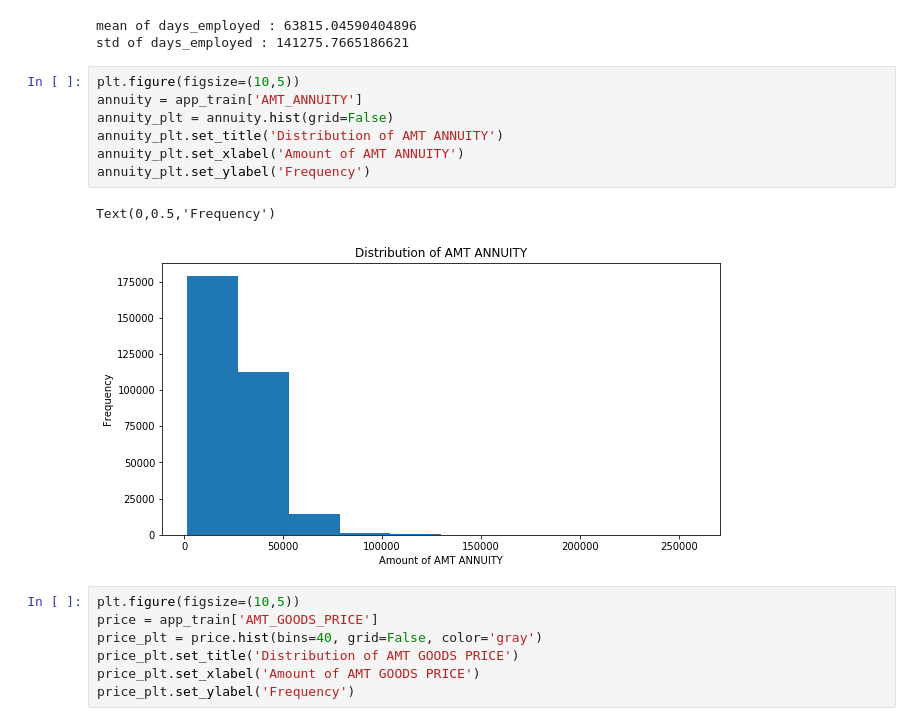
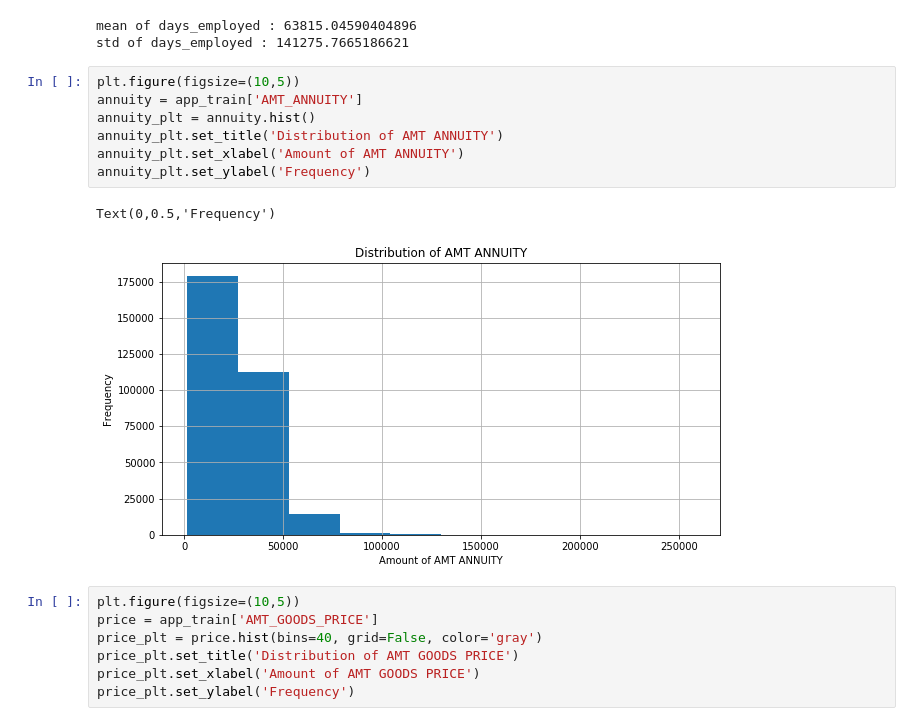
Before and after one commit to waynelin99/3rd-ML100Days-1, a Jupyter notebook: homework/Day_008_HW.ipynb, the cells around one changed output. Saved outputs shown, nothing was run; the diff lists cells and outputs as text.

```diff
--- a/homework/Day_008_HW.ipynb
+++ b/homework/Day_008_HW.ipynb
@@ -70,13 +74,13 @@ std of days_employed : 141275.7665186621
 # %%
 plt.figure(figsize=(10,5))
 annuity = app_train['AMT_ANNUITY']
-annuity_plt = annuity.hist(grid=False)
+annuity_plt = annuity.hist()
 annuity_plt.set_title('Distribution of AMT ANNUITY')
 annuity_plt.set_xlabel('Amount of AMT ANNUITY')
 annuity_plt.set_ylabel('Frequency')
 # %% [output]
 Text(0,0.5,'Frequency')
-[figure, old version]
+[figure, new version]
 # %%
 plt.figure(figsize=(10,5))
 price = app_train['AMT_GOODS_PRICE']
```
Also changed, not shown: parts of 8 cells of this notebook.
